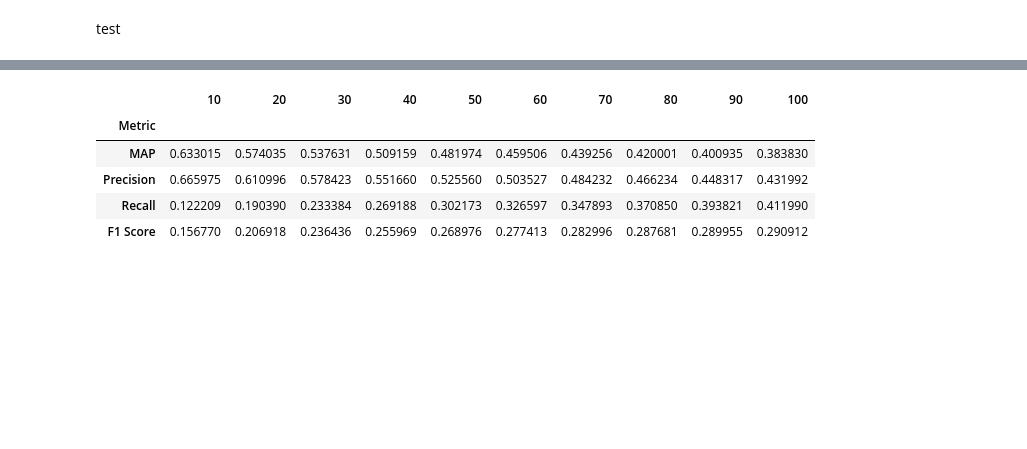
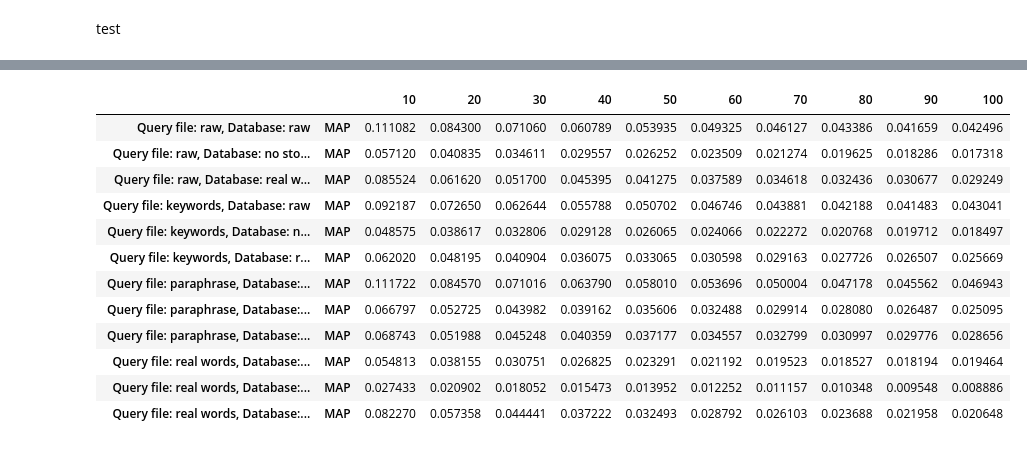
Before and after one commit to SSC-ICT-Innovatie/LearningLion-WOO, a Jupyter notebook: src/relevance_evaluation.ipynb, the cells around one changed output, grey strips where cells are left out. Drawn from its saved outputs; the diff is of its cells as text; code cells hidden in the pictures; blank space fills up the shorter version.

Commit message:
include graph saving and table making in relevance evaluation

```diff
--- a/src/relevance_evaluation.ipynb
+++ b/src/relevance_evaluation.ipynb
@@ -304,25 +616,24 @@ for metric in metrics:
-# %%
-results = {
-    "Metric": ["MAP", "Precision", "Recall", "F1 Score"]
-}
-
-for i in [10, 20, 30, 40, 50, 60, 70, 80, 90, 100]:
-    map_score1, precision, recall, f1 = calculate_metrics(i)
-    results[i] = [map_score1, precision, recall, f1]
-
-# Convert the results dictionary to a DataFrame
-results_df = pd.DataFrame(results)
-
-# Set the 'Metric' column as the index
-results_df.set_index("Metric", inplace=True)
-
-pd.set_option('display.max_colwidth', None)
-# Display the DataFrame
-results_df
-# %% [output]
-|  | 10 | 20 | 30 | 40 | 50 | 60 | 70 | 80 | 90 | 100 |
-| Metric |  |  |  |  |  |  |  |  |  |  |
-| MAP | 0.633015 | 0.574035 | 0.537631 | 0.509159 | 0.481974 | 0.459506 | 0.439256 | 0.420001 | 0.400935 | 0.383830 |
-| Precision | 0.665975 | 0.610996 | 0.578423 | 0.551660 | 0.525560 | 0.503527 | 0.484232 | 0.466234 | 0.448317 | 0.431992 |
-| Recall | 0.122209 | 0.190390 | 0.233384 | 0.269188 | 0.302173 | 0.326597 | 0.347893 | 0.370850 | 0.393821 | 0.411990 |
-| F1 Score | 0.156770 | 0.206918 | 0.236436 | 0.255969 | 0.268976 | 0.277413 | 0.282996 | 0.287681 | 0.289955 | 0.290912 |
+# %%
+# Combine results into a single DataFrame for display
+combined_results = pd.concat(results_dict.values(), keys=labels)
+
+map_table = combined_results.loc[(slice(None), 'MAP'), :]
+precision_table = combined_results.loc[(slice(None), 'Precision'), :]
+recall_table = combined_results.loc[(slice(None), 'Recall'), :]
+f1_score_table = combined_results.loc[(slice(None), 'F1 Score'), :]
+
+map_table
+# %% [output]
+|  |  | 10 | 20 | 30 | 40 | 50 | 60 | 70 | 80 | 90 | 100 |
+| Query file: raw, Database: raw | MAP | 0.111082 | 0.084300 | 0.071060 | 0.060789 | 0.053935 | 0.049325 | 0.046127 | 0.043386 | 0.041659 | 0.042496 |
+| Query file: raw, Database: no sto... | MAP | 0.057120 | 0.040835 | 0.034611 | 0.029557 | 0.026252 | 0.023509 | 0.021274 | 0.019625 | 0.018286 | 0.017318 |
+| Query file: raw, Database: real w... | MAP | 0.085524 | 0.061620 | 0.051700 | 0.045395 | 0.041275 | 0.037589 | 0.034618 | 0.032436 | 0.030677 | 0.029249 |
+| Query file: keywords, Database: raw | MAP | 0.092187 | 0.072650 | 0.062644 | 0.055788 | 0.050702 | 0.046746 | 0.043881 | 0.042188 | 0.041483 | 0.043041 |
+| Query file: keywords, Database: n... | MAP | 0.048575 | 0.038617 | 0.032806 | 0.029128 | 0.026065 | 0.024066 | 0.022272 | 0.020768 | 0.019712 | 0.018497 |
+| Query file: keywords, Database: r... | MAP | 0.062020 | 0.048195 | 0.040904 | 0.036075 | 0.033065 | 0.030598 | 0.029163 | 0.027726 | 0.026507 | 0.025669 |
+| Query file: paraphrase, Database:... | MAP | 0.111722 | 0.084570 | 0.071016 | 0.063790 | 0.058010 | 0.053696 | 0.050004 | 0.047178 | 0.045562 | 0.046943 |
+| Query file: paraphrase, Database:... | MAP | 0.066797 | 0.052725 | 0.043982 | 0.039162 | 0.035606 | 0.032488 | 0.029914 | 0.028080 | 0.026487 | 0.025095 |
+| Query file: paraphrase, Database:... | MAP | 0.068743 | 0.051988 | 0.045248 | 0.040359 | 0.037177 | 0.034557 | 0.032799 | 0.030997 | 0.029776 | 0.028656 |
+| Query file: real words, Database:... | MAP | 0.054813 | 0.038155 | 0.030751 | 0.026825 | 0.023291 | 0.021192 | 0.019523 | 0.018527 | 0.018194 | 0.019464 |
+| Query file: real words, Database:... | MAP | 0.027433 | 0.020902 | 0.018052 | 0.015473 | 0.013952 | 0.012252 | 0.011157 | 0.010348 | 0.009548 | 0.008886 |
+| Query file: real words, Database:... | MAP | 0.082270 | 0.057358 | 0.044441 | 0.037222 | 0.032493 | 0.028792 | 0.026103 | 0.023688 | 0.021958 | 0.020648 |
```
Also changed, not shown: parts of 6 cells of this notebook.
